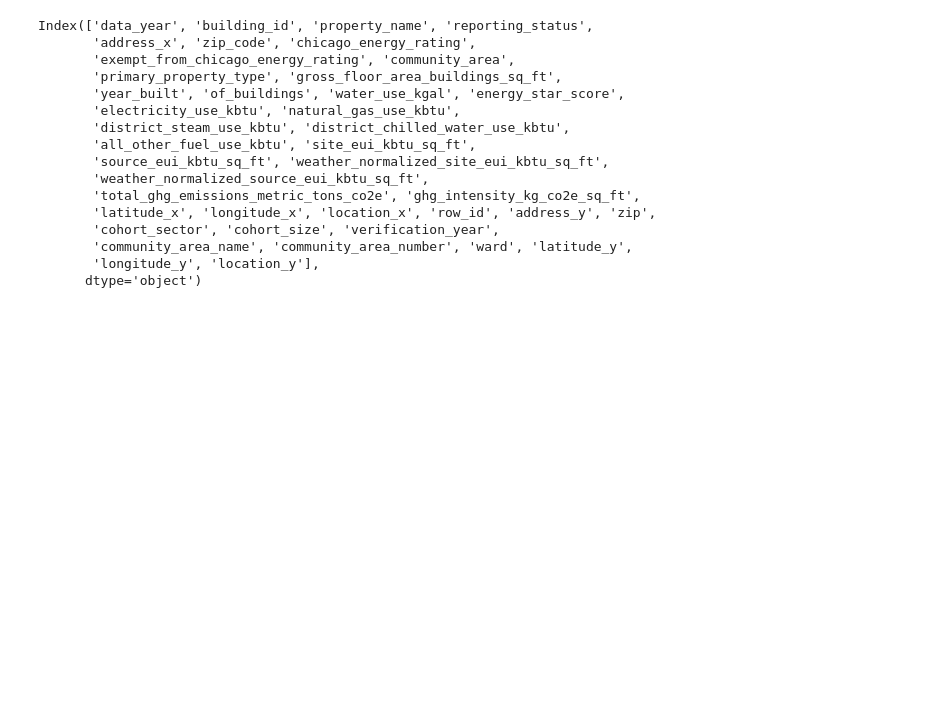
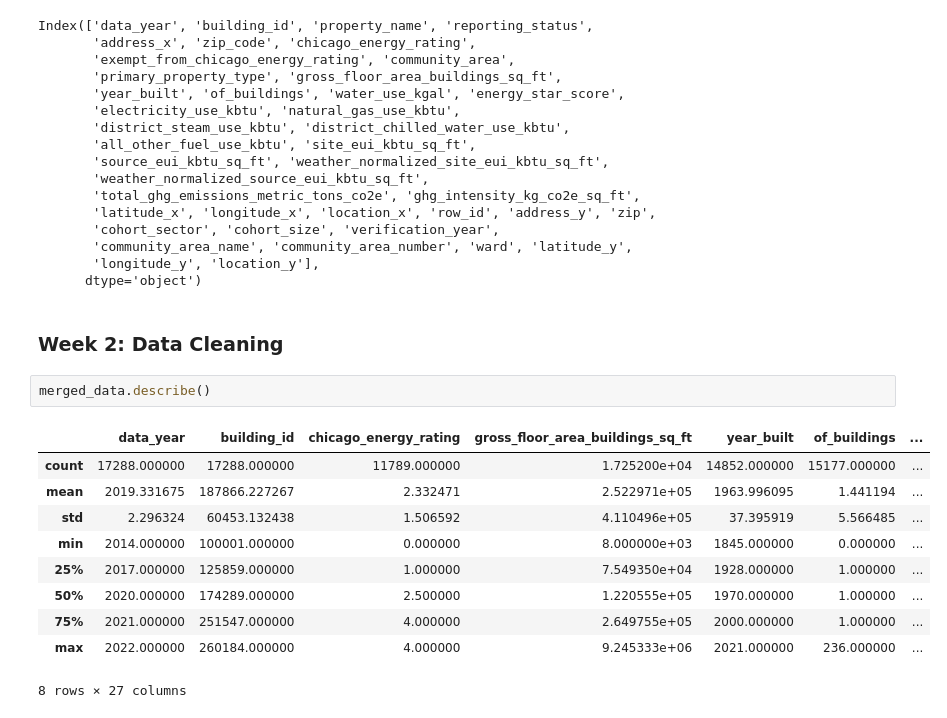
Before and after one commit to illinois-data-curation/is477-sp25-group17, a Jupyter notebook: is477_final_project.ipynb, the cells around one changed output. Cells and saved outputs as stored; diff of their text form; blank space fills up the shorter version.

```diff
--- a/is477_final_project.ipynb
+++ b/is477_final_project.ipynb
@@ -96,3 +100,18 @@ Index(['data_year', 'building_id', 'property_name', 'reporting_status',
        'community_area_name', 'community_area_number', 'ward', 'latitude_y',
        'longitude_y', 'location_y'],
       dtype='object')
+# %% [markdown]
+### Week 2: Data Cleaning
+# %%
+merged_data.describe()
+# %% [output]
+|  | data_year | building_id | chicago_energy_rating | gross_floor_area_buildings_sq_ft | year_built | of_buildings | ... |
+| count | 17288.000000 | 17288.000000 | 11789.000000 | 1.725200e+04 | 14852.000000 | 15177.000000 | ... |
+| mean | 2019.331675 | 187866.227267 | 2.332471 | 2.522971e+05 | 1963.996095 | 1.441194 | ... |
+| std | 2.296324 | 60453.132438 | 1.506592 | 4.110496e+05 | 37.395919 | 5.566485 | ... |
+| min | 2014.000000 | 100001.000000 | 0.000000 | 8.000000e+03 | 1845.000000 | 0.000000 | ... |
+| 25% | 2017.000000 | 125859.000000 | 1.000000 | 7.549350e+04 | 1928.000000 | 1.000000 | ... |
+| 50% | 2020.000000 | 174289.000000 | 2.500000 | 1.220555e+05 | 1970.000000 | 1.000000 | ... |
+| 75% | 2021.000000 | 251547.000000 | 4.000000 | 2.649755e+05 | 2000.000000 | 1.000000 | ... |
+| max | 2022.000000 | 260184.000000 | 4.000000 | 9.245333e+06 | 2021.000000 | 236.000000 | ... |
+8 rows × 27 columns
```
Also changed, not shown: parts of 15 cells of this notebook.
